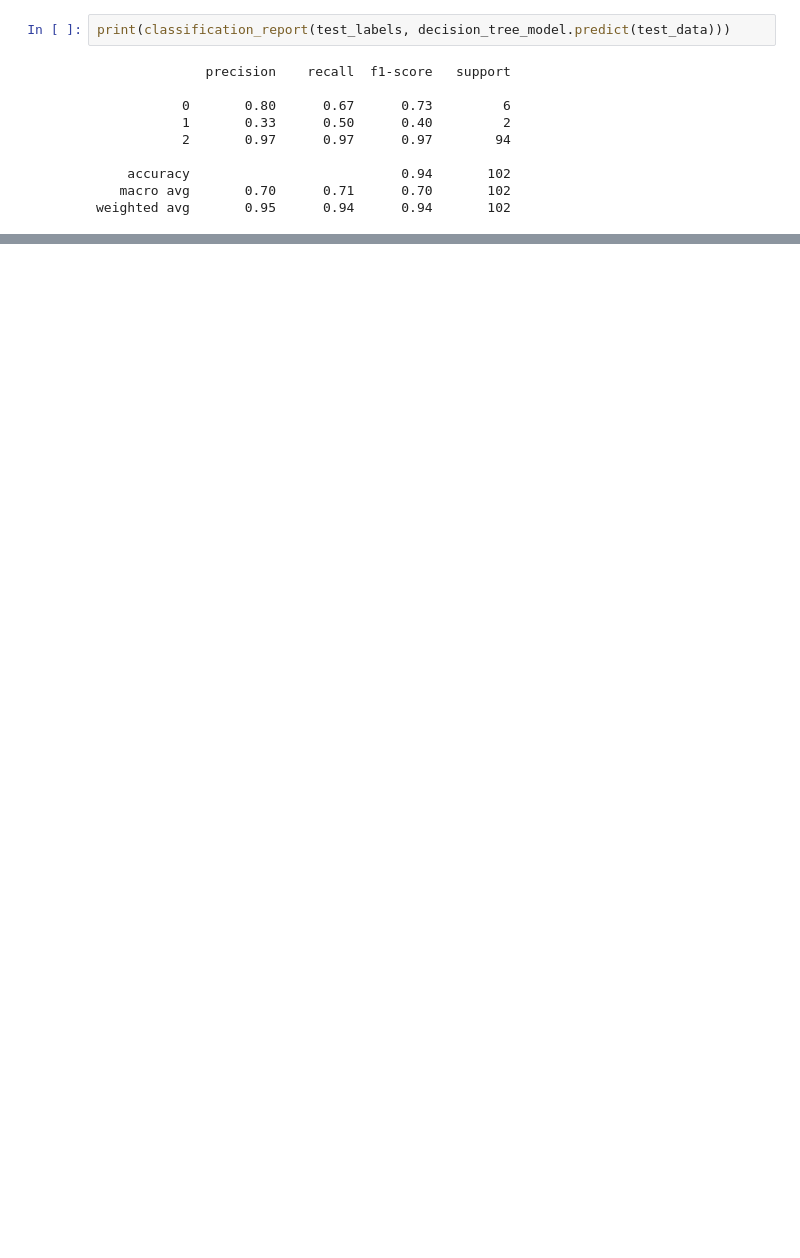
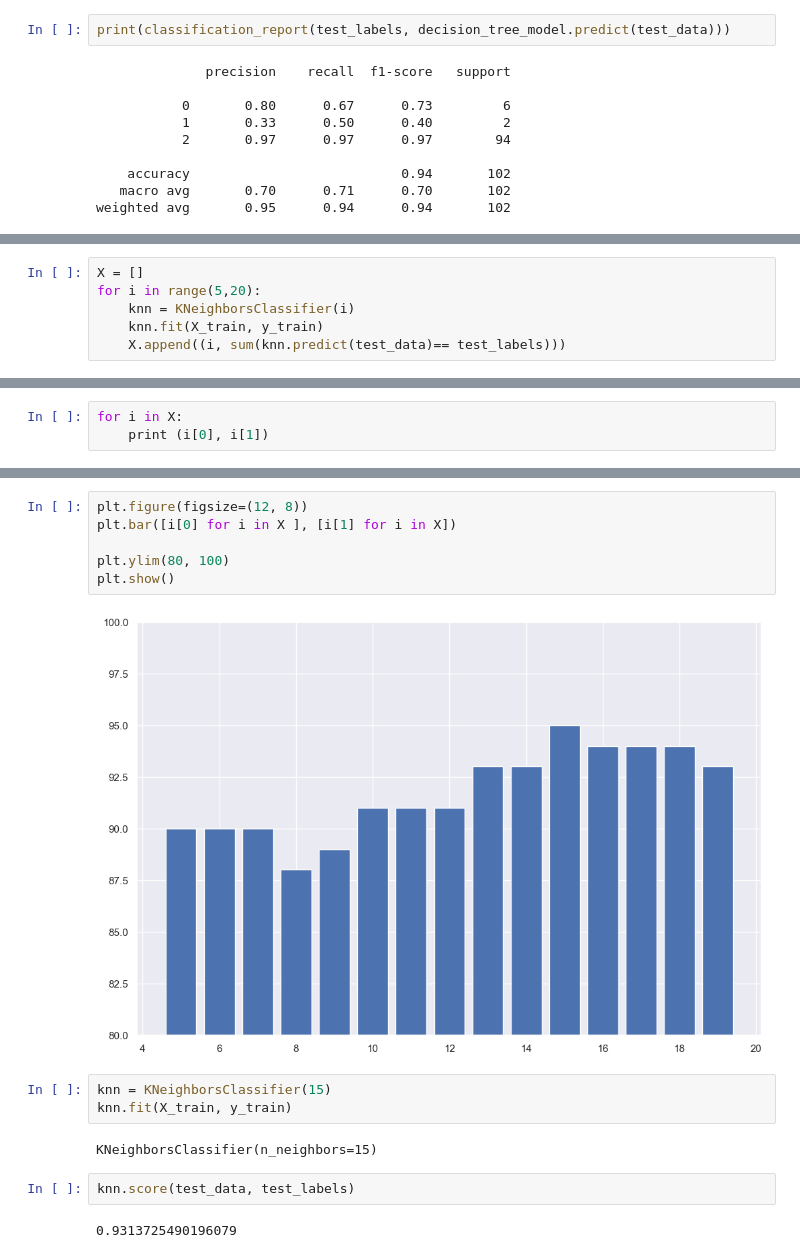
Before and after one commit to Kerolos-Noshy/Diabetes-Prediction, a Jupyter notebook: diabetes prediction.ipynb, the cells around one changed output, grey strips where cells are left out. Drawn from its saved outputs; the diff is of its cells as text; blank space fills up the shorter version.

```diff
--- a/diabetes prediction.ipynb
+++ b/diabetes prediction.ipynb
@@ -424,0 +431,6 @@ plt.show()
+# %%
+X = []
+for i in range(5,20):
+    knn = KNeighborsClassifier(i)
+    knn.fit(X_train, y_train)
+    X.append((i, sum(knn.predict(test_data)== test_labels)))
@@ -424,0 +441,3 @@ plt.show()
+# %%
+for i in X:
+    print (i[0], i[1])
@@ -424,0 +460,17 @@ plt.show()
+# %%
+plt.figure(figsize=(12, 8))
+plt.bar([i[0] for i in X ], [i[1] for i in X])
+
+plt.ylim(80, 100)
+plt.show()
+# %% [output]
+[figure, added]
+# %%
+knn = KNeighborsClassifier(15)
+knn.fit(X_train, y_train)
+# %% [output]
+KNeighborsClassifier(n_neighbors=15)
+# %%
+knn.score(test_data, test_labels)
+# %% [output]
+0.9313725490196079
```
Also changed, not shown: parts of 21 cells of this notebook.
